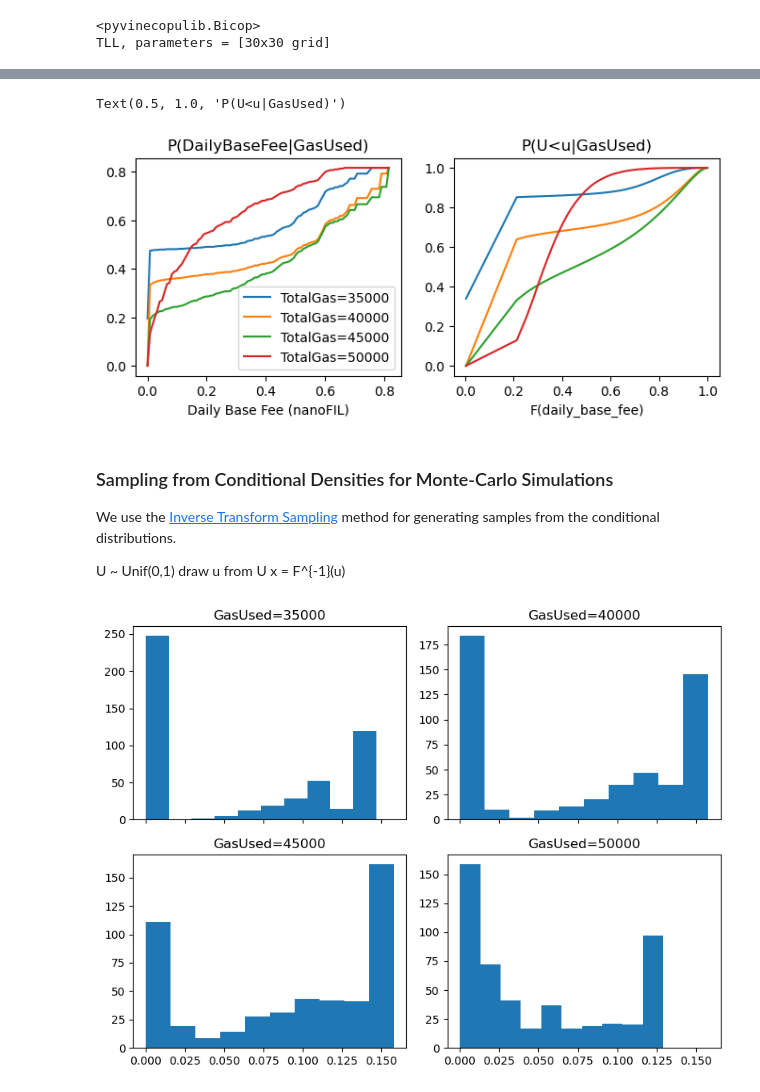
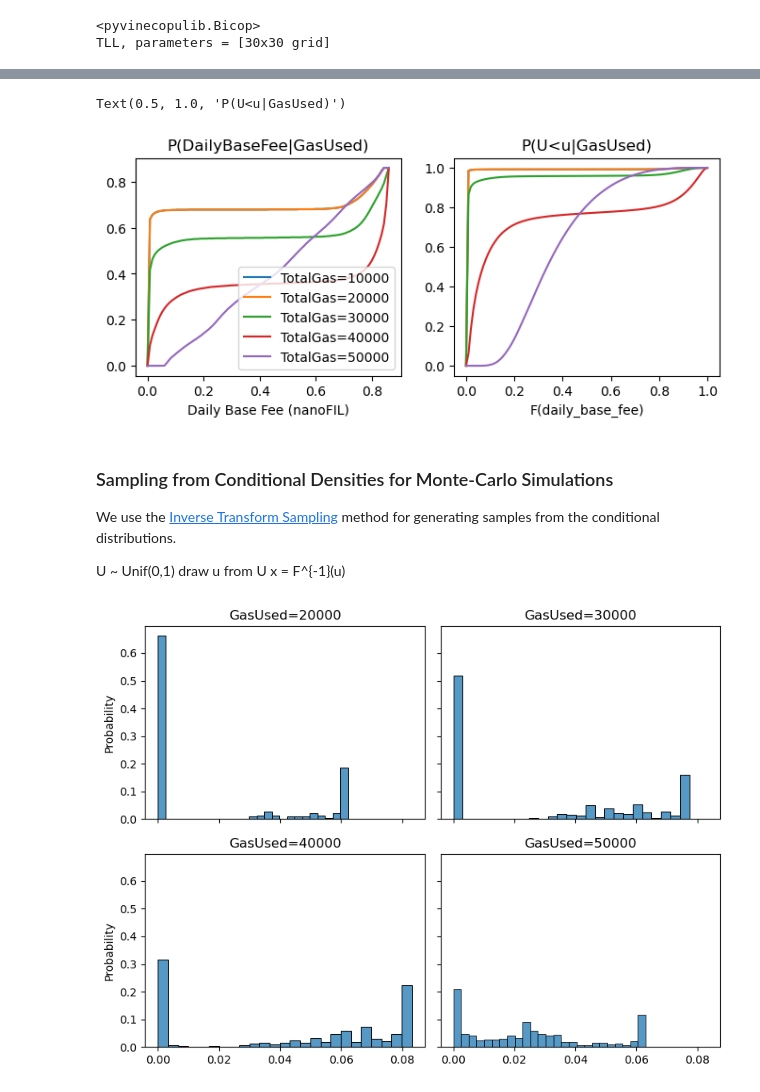
Before and after one commit to protocol/CryptoEconLab, a Jupyter notebook: notebooks/mechafil_jax/direct_filp/basefee_totalgas_daily_copulamodel.ipynb, the cells around one changed output, grey strips where cells are left out. Cells and saved outputs as stored; diff of their text form; code cells hidden in the pictures.

Commit message:
moved copula code into library function for cleaner use, created new notebook to show copula model

```diff
--- a/notebooks/mechafil_jax/direct_filp/basefee_totalgas_daily_copulamodel.ipynb
+++ b/notebooks/mechafil_jax/direct_filp/basefee_totalgas_daily_copulamodel.ipynb
@@ -48,7 +52,11 @@ def get_basefee_spacescope(start_date, end_date):
     df_all['hour_date'] = pd.to_datetime(df_all['hour_date'])
     return df_all
 # %%
-training_start_date = date(2022, 12, 1)  # this corresponds to the date that FIP45 was passed, which changed how much gas PSD messages took
+# for modeling base-fee to total-gas-usage, we can use more data for training than learning the PSD
+# gas usage b/c we want to create a general mapping between basefee and total-gas-usage, regardless
+# of message type
+# training_start_date = date(2021, 4, 1)
+training_start_date = date(2021, 12, 1)
 training_end_date = date.today()-timedelta(days=3)
 df_basefee = get_basefee_spacescope(training_start_date, training_end_date)
 # %%
@@ -166,15 +177,18 @@ basefee_daily_density.fit()
 total_gasused_daily_ECDF = ECDF(X['total_gas_used'])
 basefee_ECDF = ECDF(X['daily_base_fee'])
 # %%
-gasused_vec = np.arange(35000, 50000+5000, 5000)*1e9
+gasused_vec = np.arange(10000, 50000+10000, 10000)*1e9
 fig, ax = plt.subplots(nrows=1, ncols=2, figsize=(8,3))
 
-xx = np.linspace(min(X['daily_base_fee']), max(X['daily_base_fee']), len(basefee_daily_density.cdf))
+basefee_lo = min(X['daily_base_fee'])/8
+basefee_hi = max(X['daily_base_fee']) + np.median(X['daily_base_fee'])/4
+xx = np.linspace(basefee_lo, basefee_hi, len(basefee_daily_density.cdf))
 uu = basefee_daily_density.cdf
 
 for g in gasused_vec:
-    base_fee_vec = np.linspace(min(X['daily_base_fee']), max(X['daily_base_fee']), 100)
-    u = basefee_ECDF(base_fee_vec)
+    base_fee_vec = np.linspace(basefee_lo, basefee_hi, 100)
+    # u = basefee_ECDF(base_fee_vec)
+    u = np.linspace(0,1,100)
     v = total_gasused_daily_ECDF(g)
 
     v *= np.ones_like(u)
@@ -192,13 +206,14 @@ for g in gasused_vec:
 ax[0].legend()
 ax[0].set_xlabel('Daily Base Fee (nanoFIL)')
 ax[0].set_title('P(DailyBaseFee|GasUsed)')
+# ax[0].set_xscale('log')
 
 # ax[1].legend()
 ax[1].set_xlabel('F(daily_base_fee)')
 ax[1].set_title('P(U<u|GasUsed)')
 # %% [output]
 Text(0.5, 1.0, 'P(U<u|GasUsed)')
-[figure, old version]
+[figure, new version]
 # %% [markdown]
 ### Sampling from Conditional Densities for Monte-Carlo Simulations
 We use the [Inverse Transform Sampling](https://en.wikipedia.org/wiki/Inverse_transform_sampling#The_method) method for generating samples from the conditional distributions.
@@ -207,32 +222,34 @@ U ~ Unif(0,1)
 draw u from U
 x = F^{-1}(u)
 # %%
+# gasused_vec = np.arange(35000, 50000+5000, 5000)*1e9
+gasused_vec = np.asarray([20000, 30000, 40000, 50000])*1e9
 nsamp = 500
-fig, ax = plt.subplots(nrows=2, ncols=2, sharex=True, figsize=(8,6))
+fig, ax = plt.subplots(nrows=2, ncols=2, sharex=True, sharey=True, figsize=(8,6))
 for kk, g in enumerate(gasused_vec):
     base_fee_vec = np.linspace(min(X['daily_base_fee']), max(X['daily_base_fee']), 100)
     u = basefee_ECDF(base_fee_vec)
     v = total_gasused_daily_ECDF(g)
 
     v *= np.ones_like(u)
     U = np.vstack([u,v]).T
     conditional_copula_cdf = cop.hfunc2(U)
     # convert the conditional cdf to the non-pseudoobs space
     F_cdf = np.zeros_like(conditional_copula_cdf)
     for ii, k in enumerate(conditional_copula_cdf):
         best_idx = np.argmin(np.abs(uu-k))
         F_cdf[ii] = xx[best_idx]
 
     samps_vec = []
     for jj in range(nsamp):
         u = np.random.rand()
         best_idx = np.argmin(np.abs(F_cdf-u))
         samps_vec.append(xx[best_idx])
 
     ix,iy = np.unravel_index(kk, (2,2))
-    ax[ix][iy].hist(samps_vec)
+    sns.histplot(samps_vec, stat='probability', ax=ax[ix][iy], bins=25)
     ax[ix][iy].set_title('GasUsed=%d' % (g//1e9,))
 
 plt.tight_layout()
 # %% [output]
-[figure, old version]
+[figure, new version]
```
Also changed, not shown: parts of 27 cells of this notebook, 2 other files.
